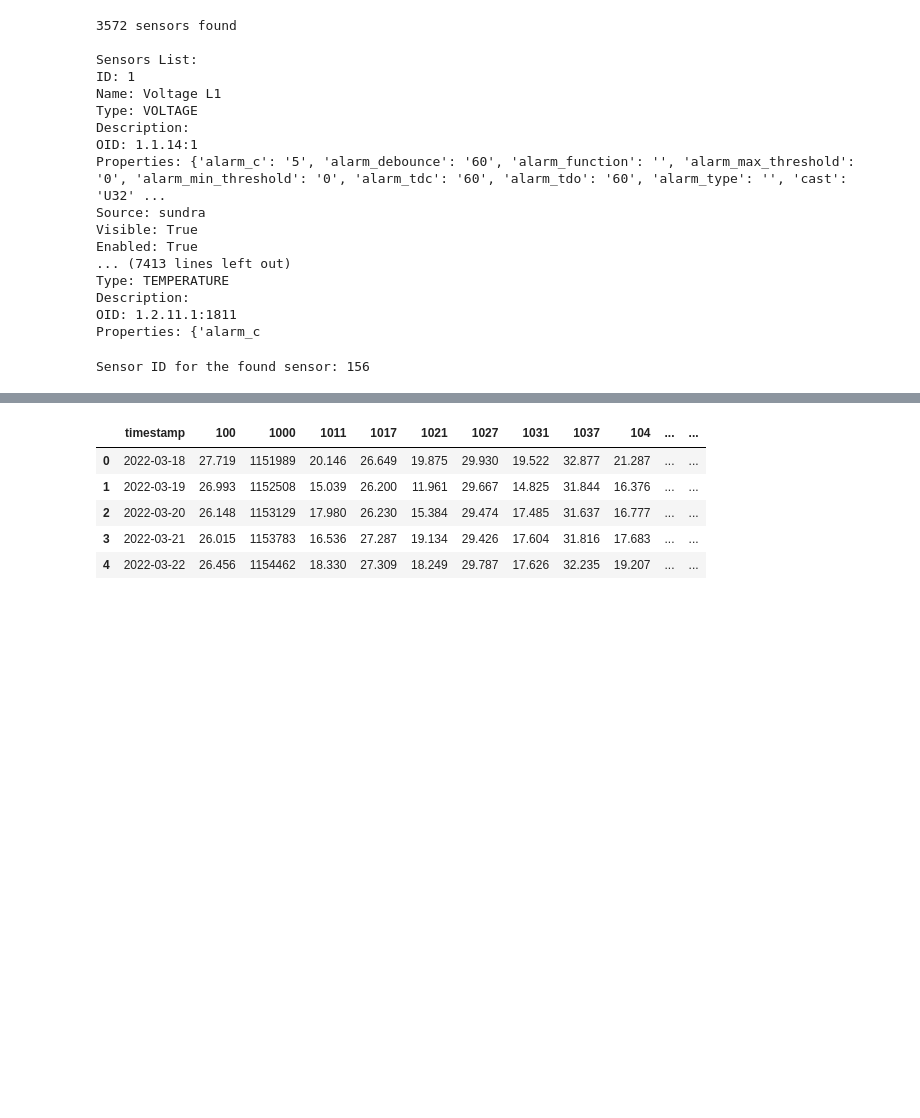
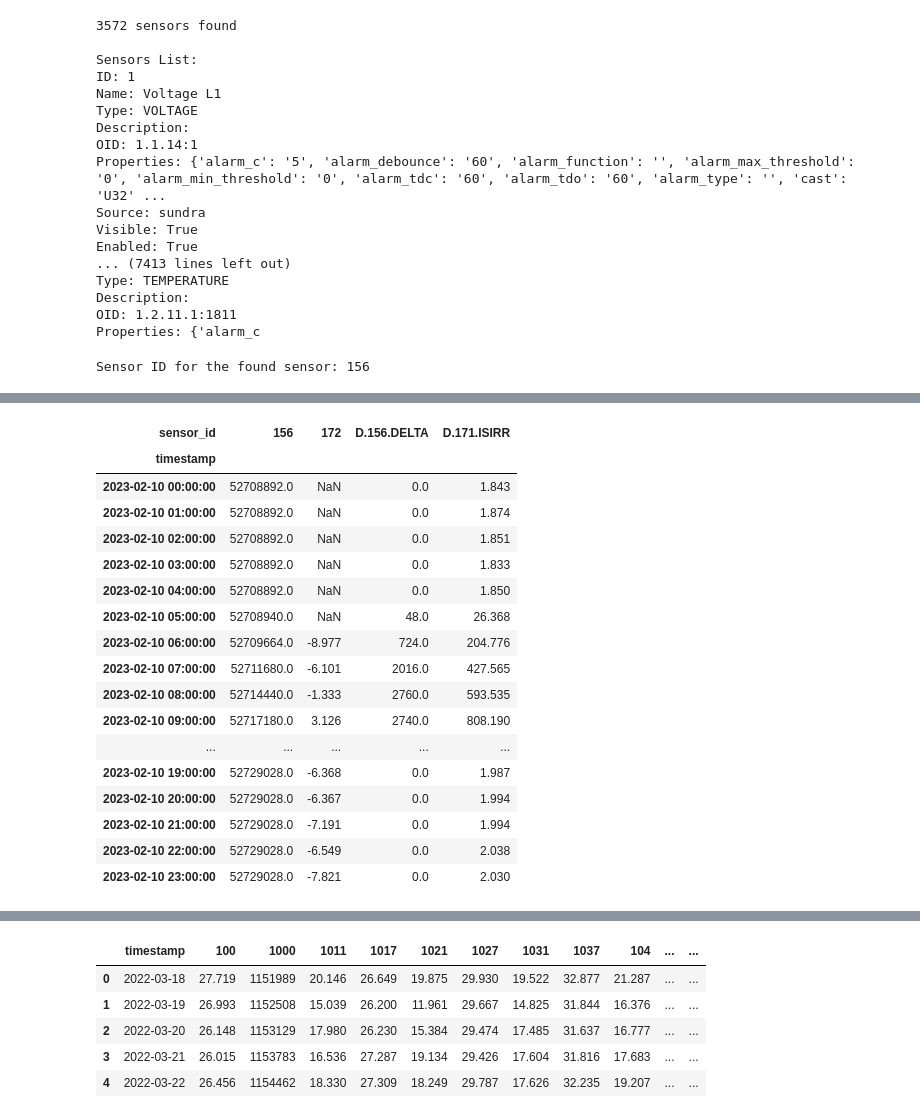
Before and after one commit to cmrafatg/auto-ml_Preprocessing, a Jupyter notebook: P1130.ipynb, the cells around one changed output, grey strips where cells are left out. Drawn from its saved outputs; the diff is of its cells as text; code cells hidden in the pictures; blank space fills up the shorter version.

```diff
--- a/P1130.ipynb
+++ b/P1130.ipynb
@@ -830,0 +821,21 @@ for sensor_id, sensor_data in data.items():
+# %%
+df.loc["2023-02-10"]
+# %% [output]
+| sensor_id | 156 | 172 | D.156.DELTA | D.171.ISIRR |
+| timestamp |  |  |  |  |
+| 2023-02-10 00:00:00 | 52708892.0 | NaN | 0.0 | 1.843 |
+| 2023-02-10 01:00:00 | 52708892.0 | NaN | 0.0 | 1.874 |
+| 2023-02-10 02:00:00 | 52708892.0 | NaN | 0.0 | 1.851 |
+| 2023-02-10 03:00:00 | 52708892.0 | NaN | 0.0 | 1.833 |
+| 2023-02-10 04:00:00 | 52708892.0 | NaN | 0.0 | 1.850 |
+| 2023-02-10 05:00:00 | 52708940.0 | NaN | 48.0 | 26.368 |
+| 2023-02-10 06:00:00 | 52709664.0 | -8.977 | 724.0 | 204.776 |
+| 2023-02-10 07:00:00 | 52711680.0 | -6.101 | 2016.0 | 427.565 |
+| 2023-02-10 08:00:00 | 52714440.0 | -1.333 | 2760.0 | 593.535 |
+| 2023-02-10 09:00:00 | 52717180.0 | 3.126 | 2740.0 | 808.190 |
+| ... | ... | ... | ... | ... |
+| 2023-02-10 19:00:00 | 52729028.0 | -6.368 | 0.0 | 1.987 |
+| 2023-02-10 20:00:00 | 52729028.0 | -6.367 | 0.0 | 1.994 |
+| 2023-02-10 21:00:00 | 52729028.0 | -7.191 | 0.0 | 1.994 |
+| 2023-02-10 22:00:00 | 52729028.0 | -6.549 | 0.0 | 2.038 |
+| 2023-02-10 23:00:00 | 52729028.0 | -7.821 | 0.0 | 2.030 |
```
Also changed, not shown: parts of 32 cells of this notebook, 2 other files.
